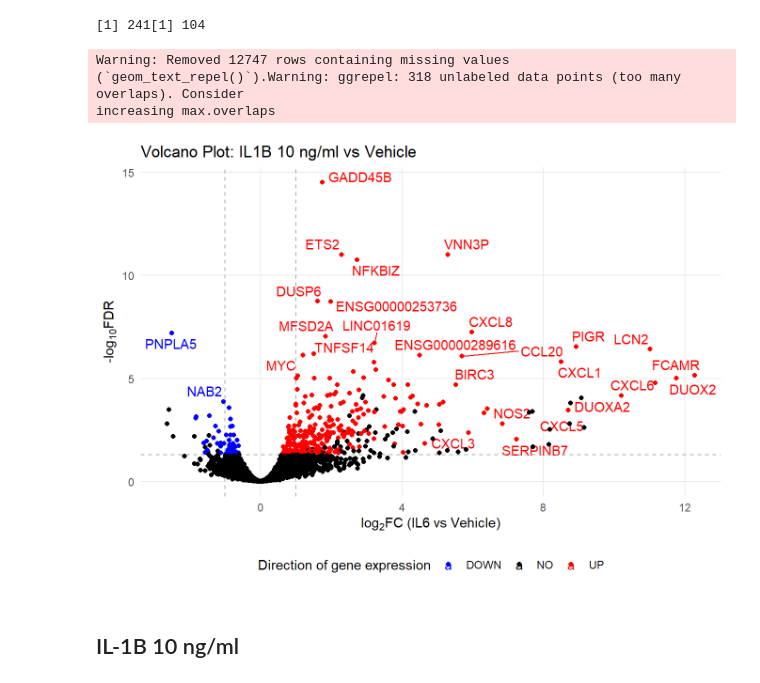
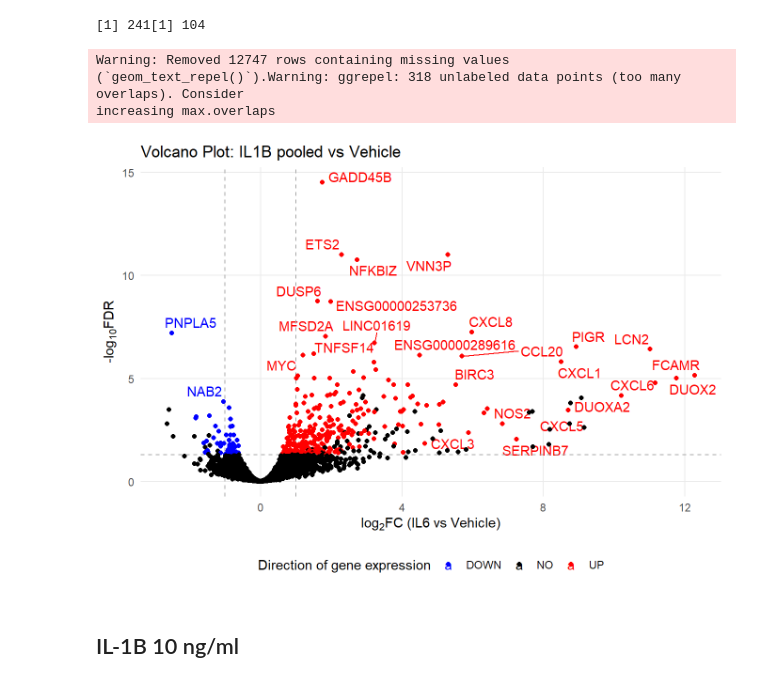
Before and after one commit to andreasludvig/manuscript, a Jupyter notebook: notebooks/seq/seq.embed.ipynb, the cells around one changed output. Drawn from its saved outputs; the diff is of its cells as text; code cells hidden in the pictures.

```diff
--- a/notebooks/seq/seq.embed.ipynb
+++ b/notebooks/seq/seq.embed.ipynb
@@ -242,35 +242,35 @@ il1B_pooled_data$diffexpressed[il1B_pooled_data$FDR < 0.05 & il1B_pooled_data$lo
 # Initialize 'delabel' column to NA for all rows to create the column
 il1B_pooled_data$delabel <- NA
 
 # Now, you can safely assign gene names to the 'delabel' column for differentially expressed genes
 il1B_pooled_data$delabel[il1B_pooled_data$diffexpressed != "NO"] <- il1B_pooled_data$genes[il1B_pooled_data$diffexpressed != "NO"]
 
 # Create the volcano plot using ggplot2
 plot_volcano_il1B_pooled <-
   ggplot(data=il1B_pooled_data, aes(x=logFC, y=-log10(FDR), col=diffexpressed, label=delabel)) +
     theme_minimal() + # Use a minimal theme for the plot
     geom_text_repel(max.overlaps = 10) + # Use repelling text to avoid label overlap
     scale_color_manual(values=c("blue", "black", "red")) + # Custom colors for differential expression
     geom_vline(xintercept=c(-1, 1), col="dark grey", linetype = "dashed") + # Vertical lines for fold change thresholds
     geom_hline(yintercept=-log10(0.05), col="dark grey", linetype = "dashed") + # Horizontal line for FDR threshold
     geom_point() + # Add points for each gene
     labs(color = 'Direction of gene expression', # Customize legend title
          x = expression("log"[2]*"FC (IL6 vs Vehicle)"), # Customize x-axis label
          y = expression("-log"[10]*"FDR")) + # Customize y-axis label
     #scale_x_continuous(limits = c(-8, 10)) + # Customize x-axis breaks
     #scale_y_continuous(limits = c(0, 320)) + # Customize y-axis breaks
     theme(panel.grid.minor.y = element_blank(),# Remove minor grid lines
           panel.grid.minor.x = element_blank(),# Remove minor grid lines
           legend.position = "bottom"
           )+
-    ggtitle('Volcano Plot: IL1B 10 ng/ml vs Vehicle') # Add a title to the plot
+    ggtitle('Volcano Plot: IL1B pooled vs Vehicle') # Add a title to the plot
 
 
 plot_volcano_il1B_pooled
 # %% [output]
 Warning: Removed 12747 rows containing missing values (`geom_text_repel()`).Warning: ggrepel: 318 unlabeled data points (too many overlaps). Consider
 increasing max.overlaps
-[figure, old version]
+[figure, new version]
 # %% [markdown]
 ## IL-1B 10 ng/ml
 # %%
```
Also changed, not shown: parts of 7 cells of this notebook, 28 other files.
